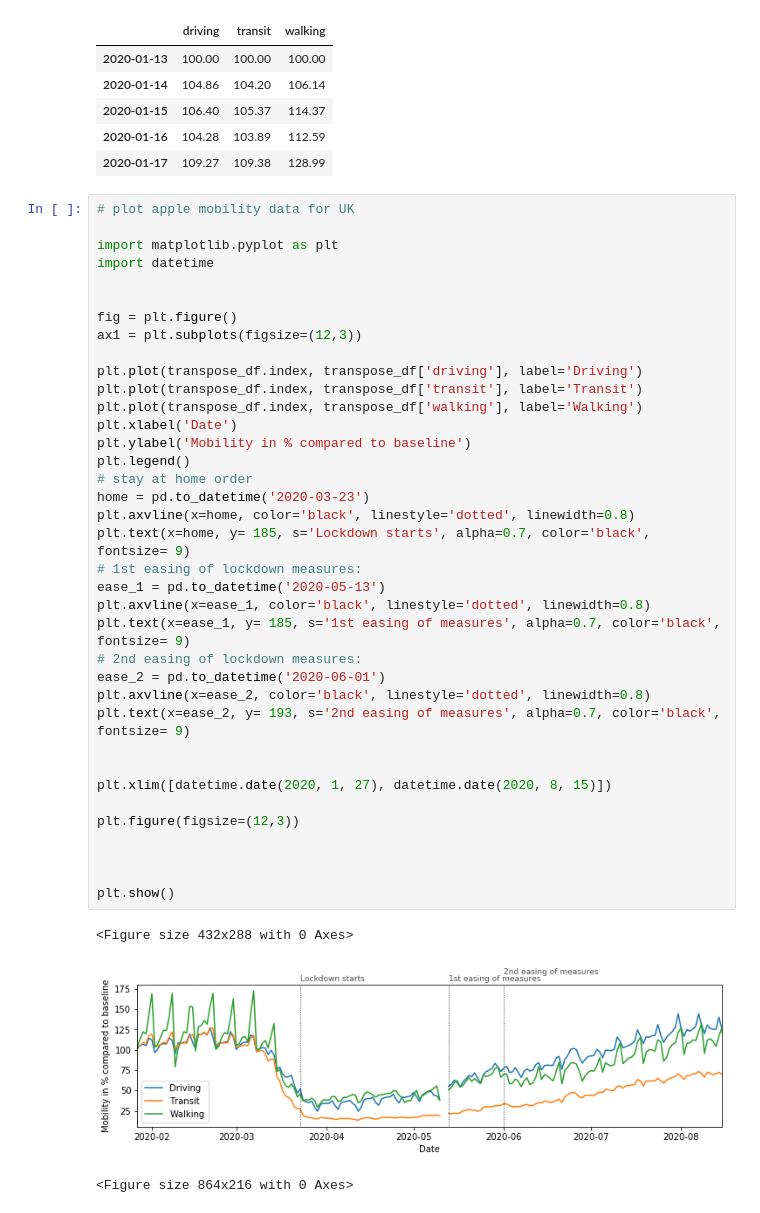
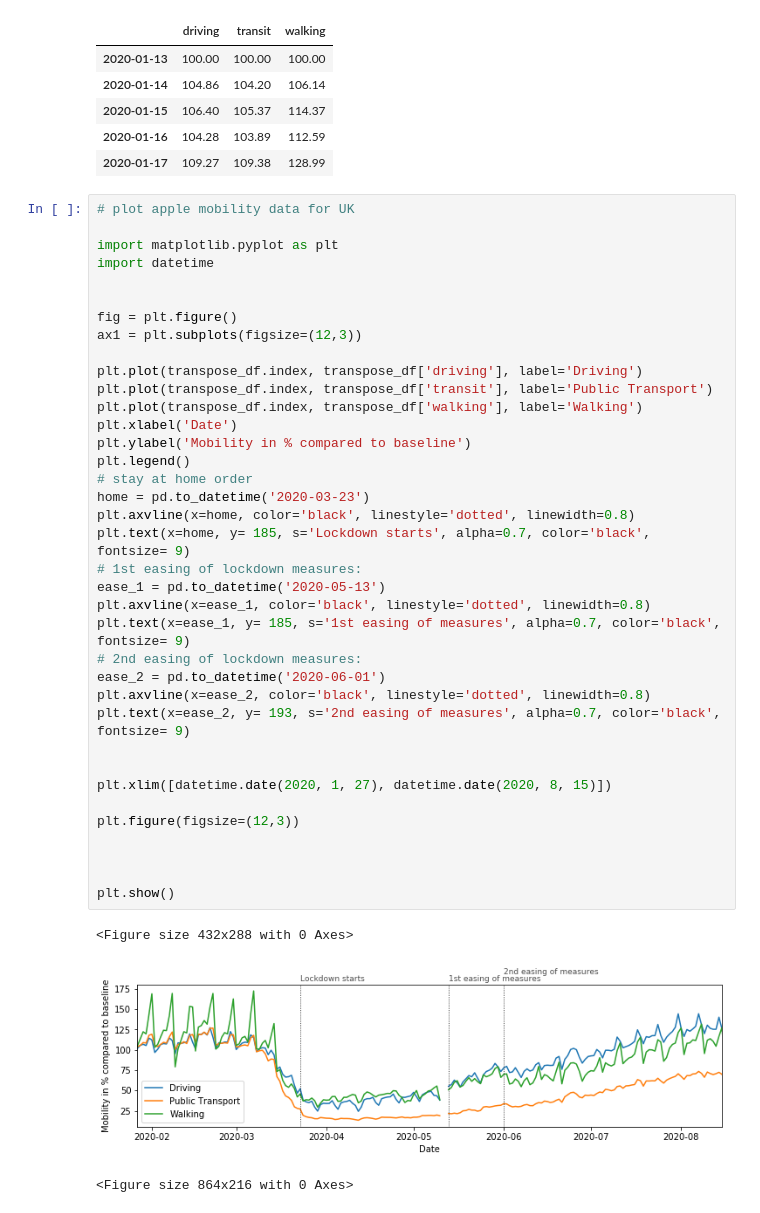
Before and after one commit to zuzanakovacsova/Big-Data-Challenge-Team-A, a Jupyter notebook: Nina_upload.ipynb, the cells around one changed output. Saved outputs shown, nothing was run; the diff lists cells and outputs as text.

```diff
--- a/Nina_upload.ipynb
+++ b/Nina_upload.ipynb
@@ -247,33 +247,33 @@ fig = plt.figure()
 ax1 = plt.subplots(figsize=(12,3))
 
 plt.plot(transpose_df.index, transpose_df['driving'], label='Driving')
-plt.plot(transpose_df.index, transpose_df['transit'], label='Transit')
+plt.plot(transpose_df.index, transpose_df['transit'], label='Public Transport')
 plt.plot(transpose_df.index, transpose_df['walking'], label='Walking')
 plt.xlabel('Date')
 plt.ylabel('Mobility in % compared to baseline')
 plt.legend()
 # stay at home order
 home = pd.to_datetime('2020-03-23')
 plt.axvline(x=home, color='black', linestyle='dotted', linewidth=0.8)
 plt.text(x=home, y= 185, s='Lockdown starts', alpha=0.7, color='black', fontsize= 9)
 # 1st easing of lockdown measures:
 ease_1 = pd.to_datetime('2020-05-13')
 plt.axvline(x=ease_1, color='black', linestyle='dotted', linewidth=0.8)
 plt.text(x=ease_1, y= 185, s='1st easing of measures', alpha=0.7, color='black', fontsize= 9)
 # 2nd easing of lockdown measures:
 ease_2 = pd.to_datetime('2020-06-01')
 plt.axvline(x=ease_2, color='black', linestyle='dotted', linewidth=0.8)
 plt.text(x=ease_2, y= 193, s='2nd easing of measures', alpha=0.7, color='black', fontsize= 9)
 
 
 plt.xlim([datetime.date(2020, 1, 27), datetime.date(2020, 8, 15)])
 
 plt.figure(figsize=(12,3))
 
 
 
 plt.show()
 # %% [output]
 <Figure size 432x288 with 0 Axes>
-[figure, old version]
+[figure, new version]
 <Figure size 864x216 with 0 Axes>
```
Also changed, not shown: parts of 2 cells of this notebook.
